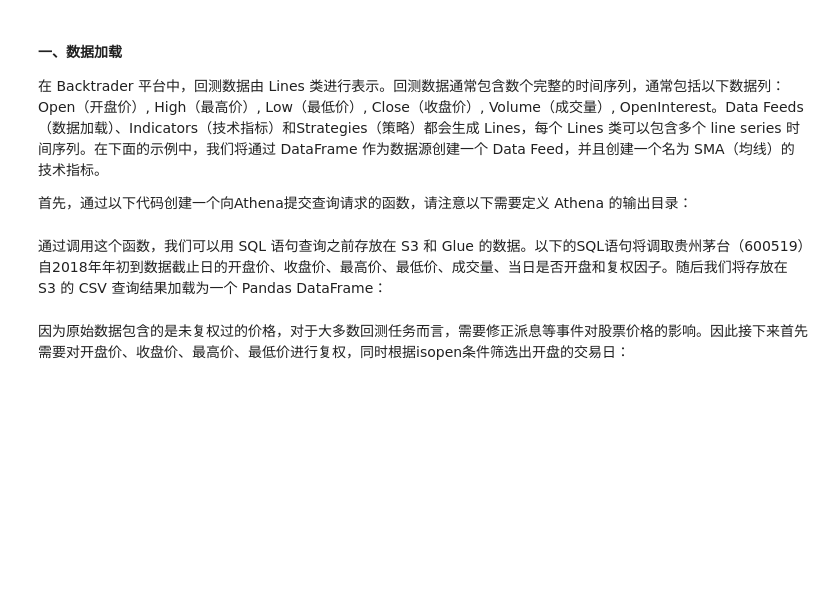
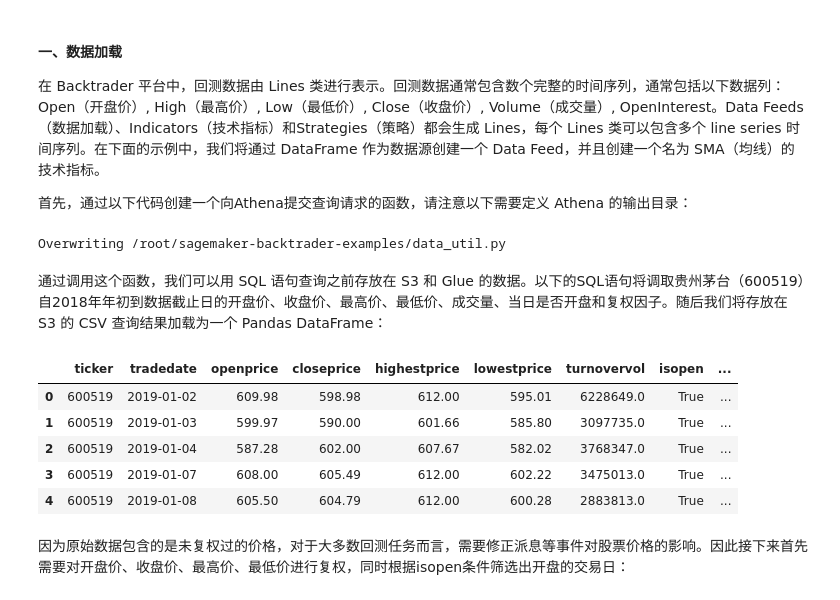
Before and after one commit to kynging/sagemaker-backtrader-examples, a Jupyter notebook: 1. Quickstart Guide.ipynb, the cells around one changed output. Drawn from its saved outputs; the diff is of its cells as text; code cells hidden in the pictures; blank space fills up the shorter version.

```diff
--- a/1. Quickstart Guide.ipynb
+++ b/1. Quickstart Guide.ipynb
@@ -22,6 +25,8 @@ import sys
 directory = '/root/sagemaker-backtrader-examples'
 if directory not in sys.path:
     sys.path.append(directory)
+
+output_bucket = 'athena-output-cache' # 之前创建的 Athena 输出桶名
 # %% [markdown]
 ### BackTrader 入门
 
@@ -53,7 +58,7 @@ import time
 
 
 # 从 Athena 中调取数据的函数
-def get_query_result(QueryString):
+def get_query_result(QueryString, output_bucket):
 
     athena = boto3.client('athena')
     s3 = boto3.client('s3')
@@ -61,7 +66,7 @@ def get_query_result(QueryString):
     def execute_query(QueryString):
 
         ResultConfiguration = dict([])
-        ResultConfiguration['OutputLocation'] = 's3://<生成的 Athena 输出桶名>/'
+        ResultConfiguration['OutputLocation'] = 's3://{}/'.format(output_bucket)
         response = athena.start_query_execution(QueryString=QueryString, ResultConfiguration=ResultConfiguration)
         QueryExecutionId = response['QueryExecutionId']
 
@@ -81,7 +86,7 @@ def get_query_result(QueryString):
 
     output_location = execute_query(QueryString)
 #     print(output_location)
-    response = s3.get_object(Bucket='<生成的 Athena 输出桶名>', Key=output_location.split('/')[-1])
+    response = s3.get_object(Bucket=output_bucket, Key=output_location.split('/')[-1])
     df = pd.read_csv(response['Body'])
 
     return df
@@ -120,29 +125,38 @@ def plot_candle_stick(prices):
             ax.plot([i, i], [lowPrice, highPrice], color='c')
 
     return fig
+# %% [output]
+Overwriting /root/sagemaker-backtrader-examples/data_util.py
 # %% [markdown]
 通过调用这个函数，我们可以用 SQL 语句查询之前存放在 S3 和 Glue 的数据。以下的SQL语句将调取贵州茅台（600519）自2018年年初到数据截止日的开盘价、收盘价、最高价、最低价、成交量、当日是否开盘和复权因子。随后我们将存放在 S3 的 CSV 查询结果加载为一个 Pandas DataFrame：
 # %%
 from data_util import get_query_result
 
 database = 'stock-data-demo'
 table = 'stock_day'
 fields = 'ticker,tradedate,openprice,closeprice,highestprice,lowestprice,turnovervol,isopen,accumadjfactor'
 ticker = '600519'
 orderby = 'tradedate'
 sort = 'ASC'
 
 query_string = f'''
 SELECT DISTINCT {fields}
 FROM "{database}"."{table}"
 WHERE ticker='{ticker}'
 AND tradedate>='2019-01-01'
 ORDER BY {orderby}
 {sort}
 '''
 
-df = get_query_result(query_string)
+df = get_query_result(query_string, output_bucket)
 df.head()
+# %% [output]
+|  | ticker | tradedate | openprice | closeprice | highestprice | lowestprice | turnovervol | isopen | ... |
+| 0 | 600519 | 2019-01-02 | 609.98 | 598.98 | 612.00 | 595.01 | 6228649.0 | True | ... |
+| 1 | 600519 | 2019-01-03 | 599.97 | 590.00 | 601.66 | 585.80 | 3097735.0 | True | ... |
+| 2 | 600519 | 2019-01-04 | 587.28 | 602.00 | 607.67 | 582.02 | 3768347.0 | True | ... |
+| 3 | 600519 | 2019-01-07 | 608.00 | 605.49 | 612.00 | 602.22 | 3475013.0 | True | ... |
+| 4 | 600519 | 2019-01-08 | 605.50 | 604.79 | 612.00 | 600.28 | 2883813.0 | True | ... |
 # %% [markdown]
 因为原始数据包含的是未复权过的价格，对于大多数回测任务而言，需要修正派息等事件对股票价格的影响。因此接下来首先需要对开盘价、收盘价、最高价、最低价进行复权，同时根据isopen条件筛选出开盘的交易日：
 # %%
```
Also changed, not shown: parts of 4 cells of this notebook, 8 other files.
